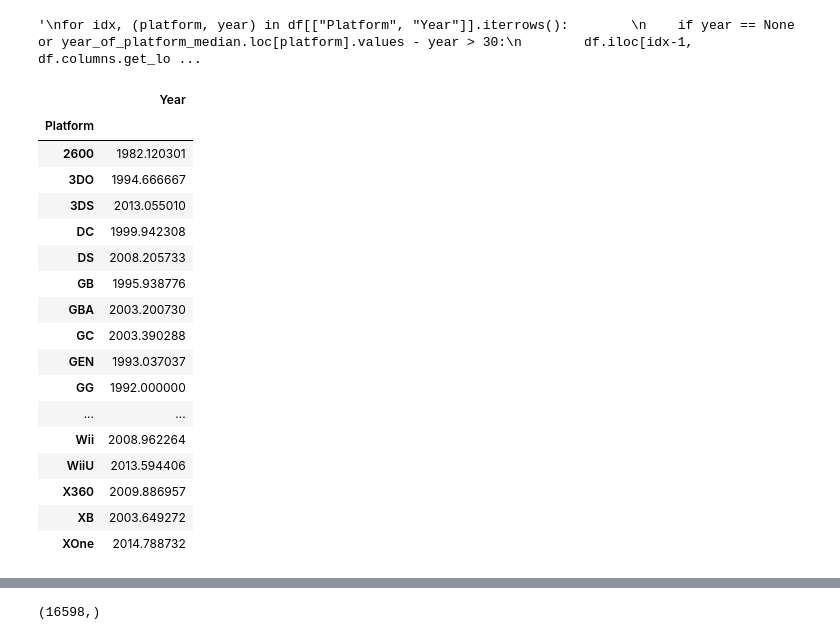
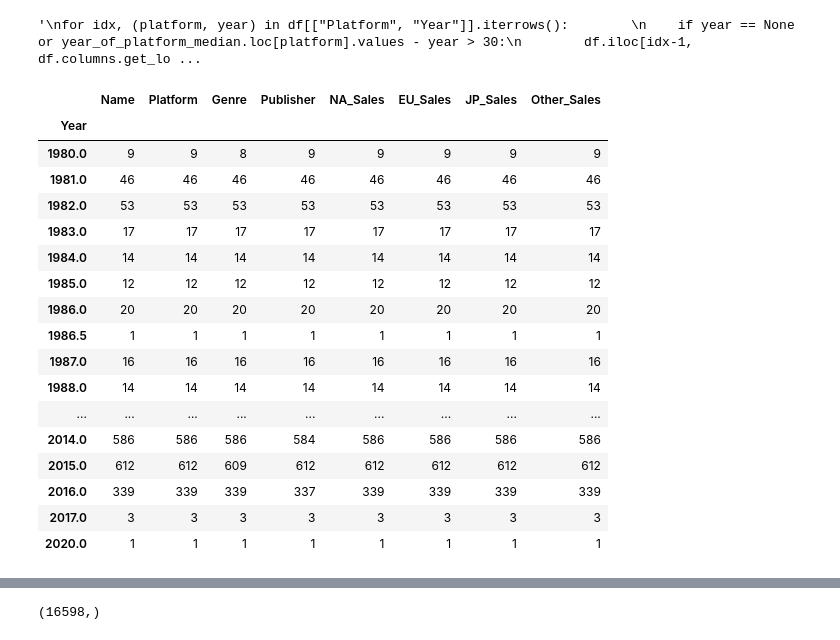
Before and after one commit to HyoungsungKim/Studying-Data-science, a Jupyter notebook: Toy-project/statistical_analysis_basic.ipynb, the cells around one changed output, grey strips where cells are left out. Cells and saved outputs as stored; diff of their text form; code cells hidden in the pictures.

```diff
--- a/Toy-project/statistical_analysis_basic.ipynb
+++ b/Toy-project/statistical_analysis_basic.ipynb
@@ -117,23 +98,23 @@ for idx, (platform, year) in df[["Platform", "Year"]].iterrows():
 # %%
 df["Year"] = np_Year
 # %%
-df.groupby("Platform")[["Year"]].mean()
+df.groupby("Year").count()
 # %% [output]
-|  | Year |
-| Platform |  |
-| 2600 | 1982.120301 |
-| 3DO | 1994.666667 |
-| 3DS | 2013.055010 |
-| DC | 1999.942308 |
-| DS | 2008.205733 |
-| GB | 1995.938776 |
-| GBA | 2003.200730 |
-| GC | 2003.390288 |
-| GEN | 1993.037037 |
-| GG | 1992.000000 |
-| ... | ... |
-| Wii | 2008.962264 |
-| WiiU | 2013.594406 |
-| X360 | 2009.886957 |
-| XB | 2003.649272 |
-| XOne | 2014.788732 |
+|  | Name | Platform | Genre | Publisher | NA_Sales | EU_Sales | JP_Sales | Other_Sales |
+| Year |  |  |  |  |  |  |  |  |
+| 1980.0 | 9 | 9 | 8 | 9 | 9 | 9 | 9 | 9 |
+| 1981.0 | 46 | 46 | 46 | 46 | 46 | 46 | 46 | 46 |
+| 1982.0 | 53 | 53 | 53 | 53 | 53 | 53 | 53 | 53 |
+| 1983.0 | 17 | 17 | 17 | 17 | 17 | 17 | 17 | 17 |
+| 1984.0 | 14 | 14 | 14 | 14 | 14 | 14 | 14 | 14 |
+| 1985.0 | 12 | 12 | 12 | 12 | 12 | 12 | 12 | 12 |
+| 1986.0 | 20 | 20 | 20 | 20 | 20 | 20 | 20 | 20 |
+| 1986.5 | 1 | 1 | 1 | 1 | 1 | 1 | 1 | 1 |
+| 1987.0 | 16 | 16 | 16 | 16 | 16 | 16 | 16 | 16 |
+| 1988.0 | 14 | 14 | 14 | 14 | 14 | 14 | 14 | 14 |
+| ... | ... | ... | ... | ... | ... | ... | ... | ... |
+| 2014.0 | 586 | 586 | 586 | 584 | 586 | 586 | 586 | 586 |
+| 2015.0 | 612 | 612 | 609 | 612 | 612 | 612 | 612 | 612 |
+| 2016.0 | 339 | 339 | 339 | 337 | 339 | 339 | 339 | 339 |
+| 2017.0 | 3 | 3 | 3 | 3 | 3 | 3 | 3 | 3 |
+| 2020.0 | 1 | 1 | 1 | 1 | 1 | 1 | 1 | 1 |
```
Also changed, not shown: parts of 33 cells of this notebook.
